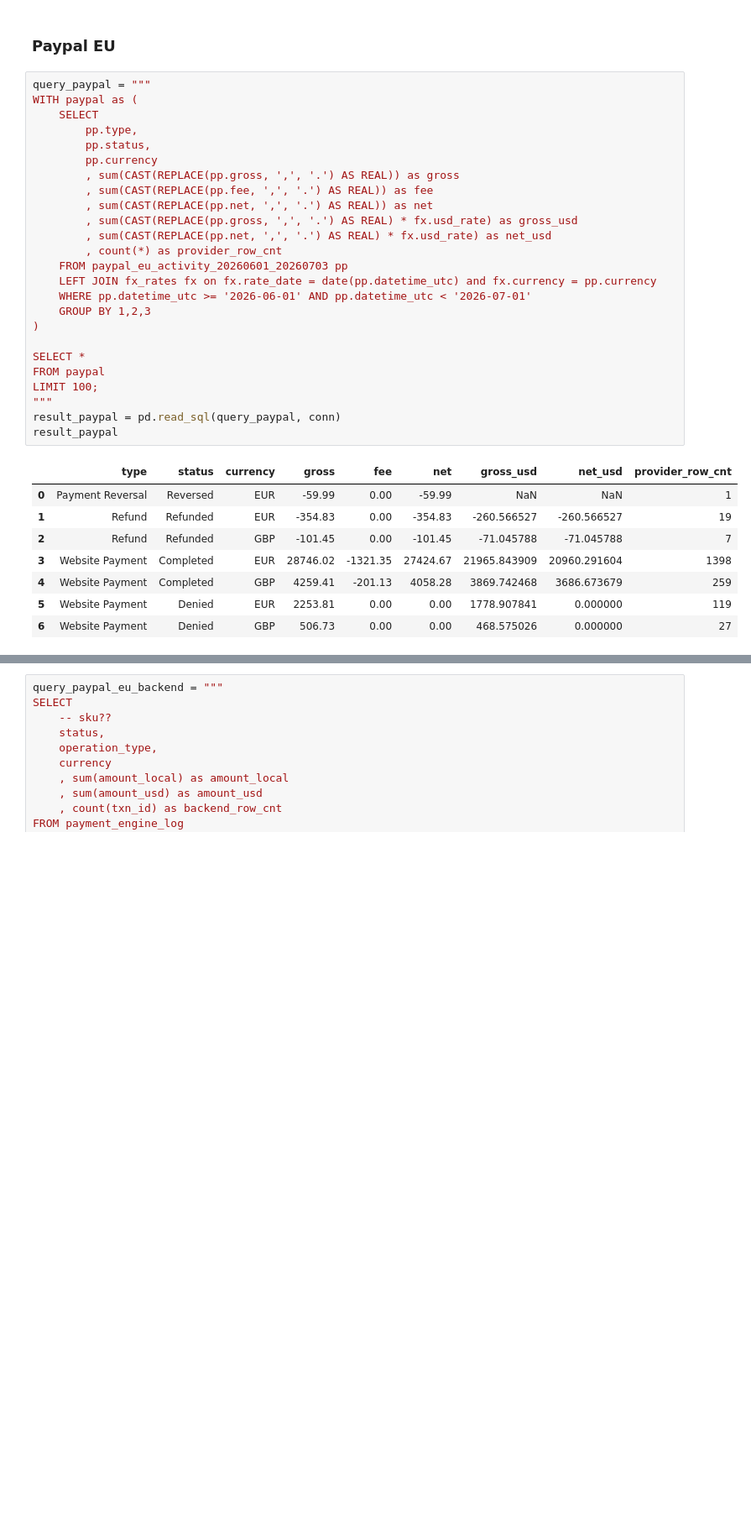
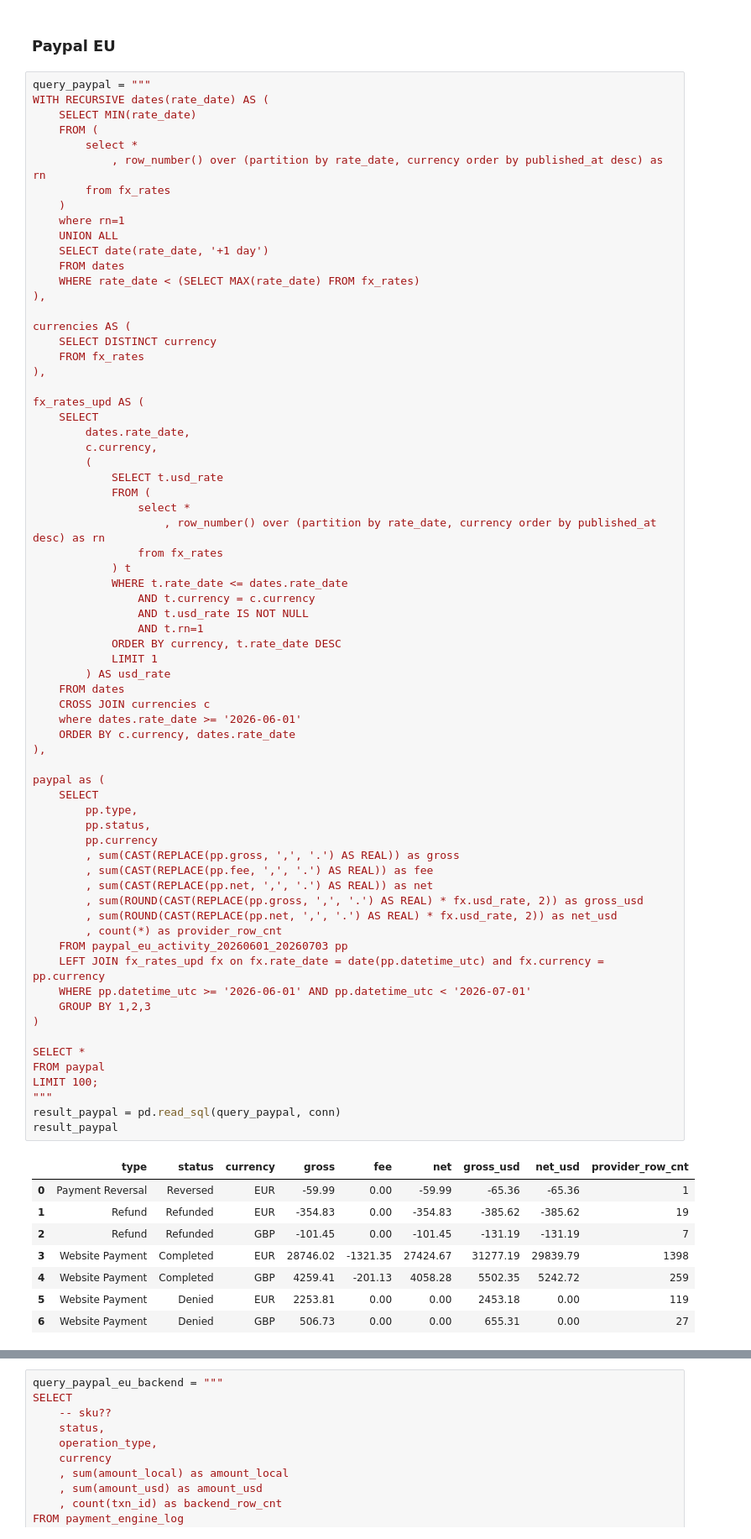
Before and after one commit to am-tropin/test-simple-life-app, a Jupyter notebook: task.ipynb, the cells around one changed output, grey strips where cells are left out. Shown at 84% size. Saved outputs shown, nothing was run; the diff lists cells and outputs as text; blank space fills up the shorter version.

```diff
--- a/task.ipynb
+++ b/task.ipynb
@@ -247,35 +373,78 @@ result
 ### Paypal EU
 # %%
 query_paypal = """
-WITH paypal as (
+WITH RECURSIVE dates(rate_date) AS (
+    SELECT MIN(rate_date)
+    FROM (
+        select *
+            , row_number() over (partition by rate_date, currency order by published_at desc) as rn
+        from fx_rates
+    )
+    where rn=1
+    UNION ALL
+    SELECT date(rate_date, '+1 day')
+    FROM dates
+    WHERE rate_date < (SELECT MAX(rate_date) FROM fx_rates)
+),
+
+currencies AS (
+    SELECT DISTINCT currency
+    FROM fx_rates
+),
+
+fx_rates_upd AS (
+    SELECT
+        dates.rate_date,
+        c.currency,
+        (
+            SELECT t.usd_rate
+            FROM (
+                select *
+                    , row_number() over (partition by rate_date, currency order by published_at desc) as rn
+                from fx_rates
+            ) t
+            WHERE t.rate_date <= dates.rate_date
+                AND t.currency = c.currency
+                AND t.usd_rate IS NOT NULL
+                AND t.rn=1
+            ORDER BY currency, t.rate_date DESC
+            LIMIT 1
+        ) AS usd_rate
+    FROM dates
+    CROSS JOIN currencies c
+    where dates.rate_date >= '2026-06-01'
+    ORDER BY c.currency, dates.rate_date
+),
+
+paypal as (
     SELECT
         pp.type,
         pp.status,
         pp.currency
         , sum(CAST(REPLACE(pp.gross, ',', '.') AS REAL)) as gross
         , sum(CAST(REPLACE(pp.fee, ',', '.') AS REAL)) as fee
         , sum(CAST(REPLACE(pp.net, ',', '.') AS REAL)) as net
-        , sum(CAST(REPLACE(pp.gross, ',', '.') AS REAL) * fx.usd_rate) as gross_usd
-        , sum(CAST(REPLACE(pp.net, ',', '.') AS REAL) * fx.usd_rate) as net_usd
+        , sum(ROUND(CAST(REPLACE(pp.gross, ',', '.') AS REAL) * fx.usd_rate, 2)) as gross_usd
+        , sum(ROUND(CAST(REPLACE(pp.net, ',', '.') AS REAL) * fx.usd_rate, 2)) as net_usd
         , count(*) as provider_row_cnt
     FROM paypal_eu_activity_20260601_20260703 pp
-    LEFT JOIN fx_rates fx on fx.rate_date = date(pp.datetime_utc) and fx.currency = pp.currency
+    LEFT JOIN fx_rates_upd fx on fx.rate_date = date(pp.datetime_utc) and fx.currency = pp.currency
     WHERE pp.datetime_utc >= '2026-06-01' AND pp.datetime_utc < '2026-07-01'
     GROUP BY 1,2,3
 )
 
 SELECT *
 FROM paypal
 LIMIT 100;
 """
 result_paypal = pd.read_sql(query_paypal, conn)
 result_paypal
 # %% [output]
 |  | type | status | currency | gross | fee | net | gross_usd | net_usd | provider_row_cnt |
-| 0 | Payment Reversal | Reversed | EUR | -59.99 | 0.00 | -59.99 | NaN | NaN | 1 |
-| 1 | Refund | Refunded | EUR | -354.83 | 0.00 | -354.83 | -260.566527 | -260.566527 | 19 |
-| 2 | Refund | Refunded | GBP | -101.45 | 0.00 | -101.45 | -71.045788 | -71.045788 | 7 |
-| 3 | Website Payment | Completed | EUR | 28746.02 | -1321.35 | 27424.67 | 21965.843909 | 20960.291604 | 1398 |
-| 4 | Website Payment | Completed | GBP | 4259.41 | -201.13 | 4058.28 | 3869.742468 | 3686.673679 | 259 |
-| 5 | Website Payment | Denied | EUR | 2253.81 | 0.00 | 0.00 | 1778.907841 | 0.000000 | 119 |
-| 6 | Website Payment | Denied | GBP | 506.73 | 0.00 | 0.00 | 468.575026 | 0.000000 | 27 |
+| 0 | Payment Reversal | Reversed | EUR | -59.99 | 0.00 | -59.99 | -65.36 | -65.36 | 1 |
+| 1 | Refund | Refunded | EUR | -354.83 | 0.00 | -354.83 | -385.62 | -385.62 | 19 |
+| 2 | Refund | Refunded | GBP | -101.45 | 0.00 | -101.45 | -131.19 | -131.19 | 7 |
+| 3 | Website Payment | Completed | EUR | 28746.02 | -1321.35 | 27424.67 | 31277.19 | 29839.79 | 1398 |
+| 4 | Website Payment | Completed | GBP | 4259.41 | -201.13 | 4058.28 | 5502.35 | 5242.72 | 259 |
+| 5 | Website Payment | Denied | EUR | 2253.81 | 0.00 | 0.00 | 2453.18 | 0.00 | 119 |
+| 6 | Website Payment | Denied | GBP | 506.73 | 0.00 | 0.00 | 655.31 | 0.00 | 27 |
```
Also changed, not shown: parts of 21 cells of this notebook.
